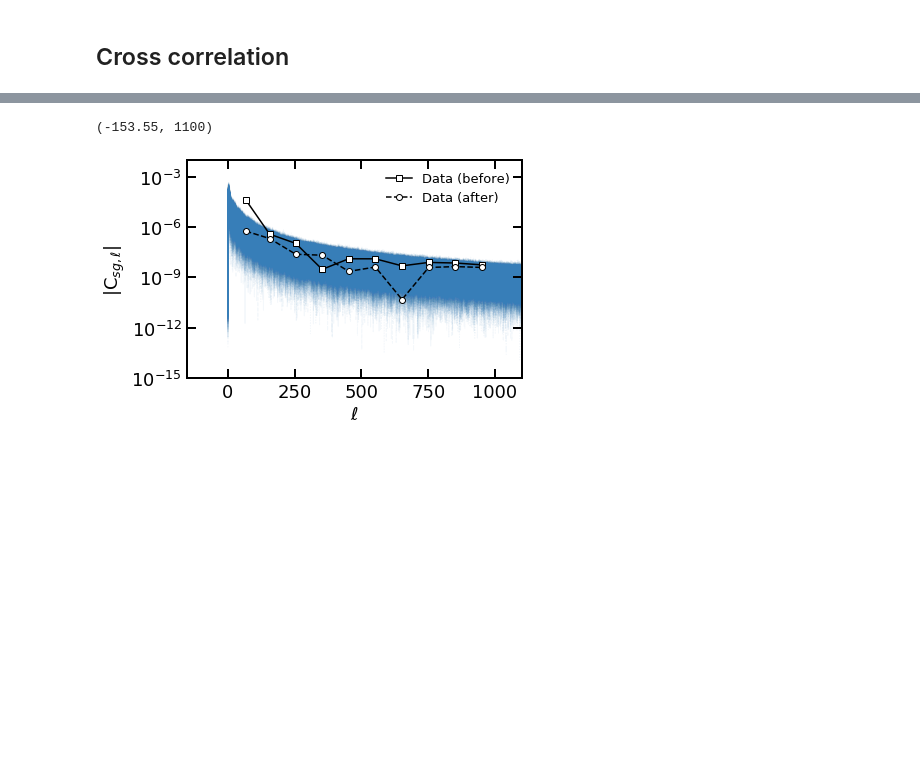
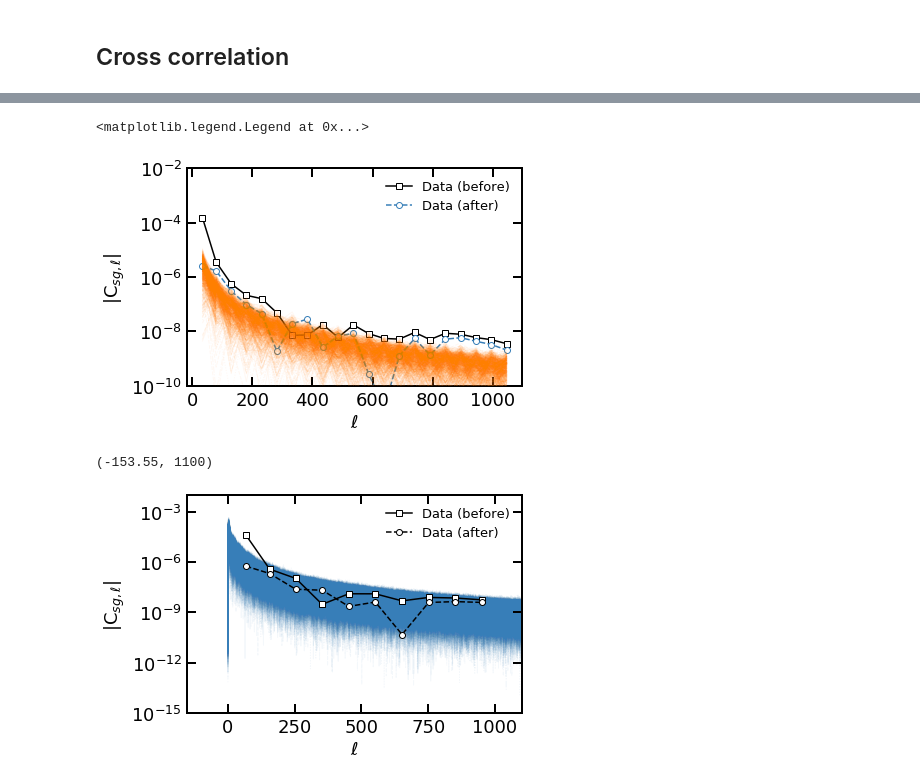
Before and after one commit to mehdirezaie/LSSutils, a Jupyter notebook: notebooks/lssxcmb/GaussianMocks.ipynb, the cells around one changed output, grey strips where cells are left out. Cells and saved outputs as stored; diff of their text form; code cells hidden in the pictures; blank space fills up the shorter version.

```diff
--- a/notebooks/lssxcmb/GaussianMocks.ipynb
+++ b/notebooks/lssxcmb/GaussianMocks.ipynb
@@ -141,3 +143,26 @@ plt.legend()
+# %%
+plt.plot(lb, abs(clsg_dbn), marker='s', mfc='w', label='Data (before)')
+# plt.plot(abs(cl_dr9n['cl_sg'][0]['cl']), 'k-', alpha=0.2)
+
+
+plt.plot(lb, abs(clsg_db), marker='o', mfc='w', label='Data (after)')
+# plt.plot(abs(cl_dr9['cl_sg'][0]['cl']), 'k--', alpha=0.2)
+
+
+# plt.loglog(np.mean(cl_mocks, axis=0), 'C1')
+for cl_sg_mocki in cl_sg_mock:
+    plt.plot(lb, abs(cl_sg_mocki), 'C2', alpha=0.05, lw=1, zorder=10)
+
+
+plt.ylim(1.0e-10, 1.0e-2)
+plt.ylabel(r'|C$_{sg, \ell}$|')
+plt.xlabel(r'$\ell$')
+# plt.xscale('log')
+plt.yscale('log')
+plt.legend()
+# %% [output]
+<matplotlib.legend.Legend at 0x...>
+[figure, added]
 # %%
 plt.plot(lb, abs(clsg_dbn), 'k-', marker='s', mfc='w', label='Data (before)')
 # plt.plot(abs(cl_dr9n['cl_sg'][0]['cl']), 'k-', alpha=0.2)
```
Also changed, not shown: parts of 6 cells of this notebook, 6 other files.
